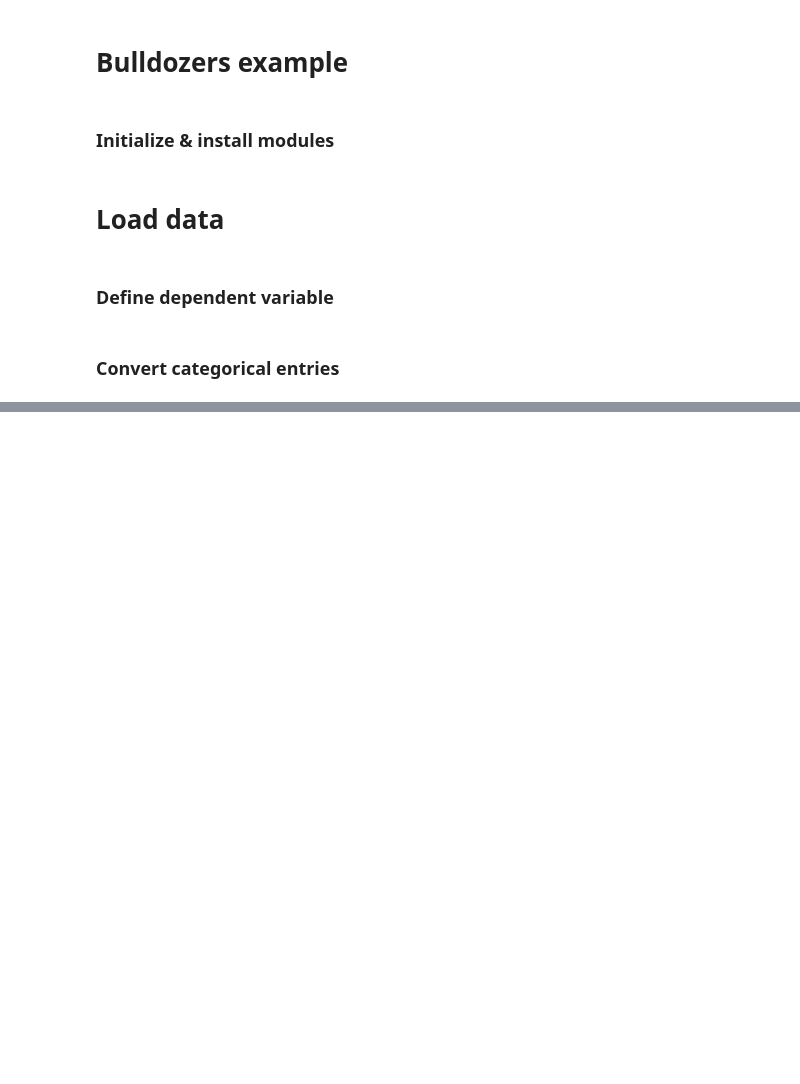
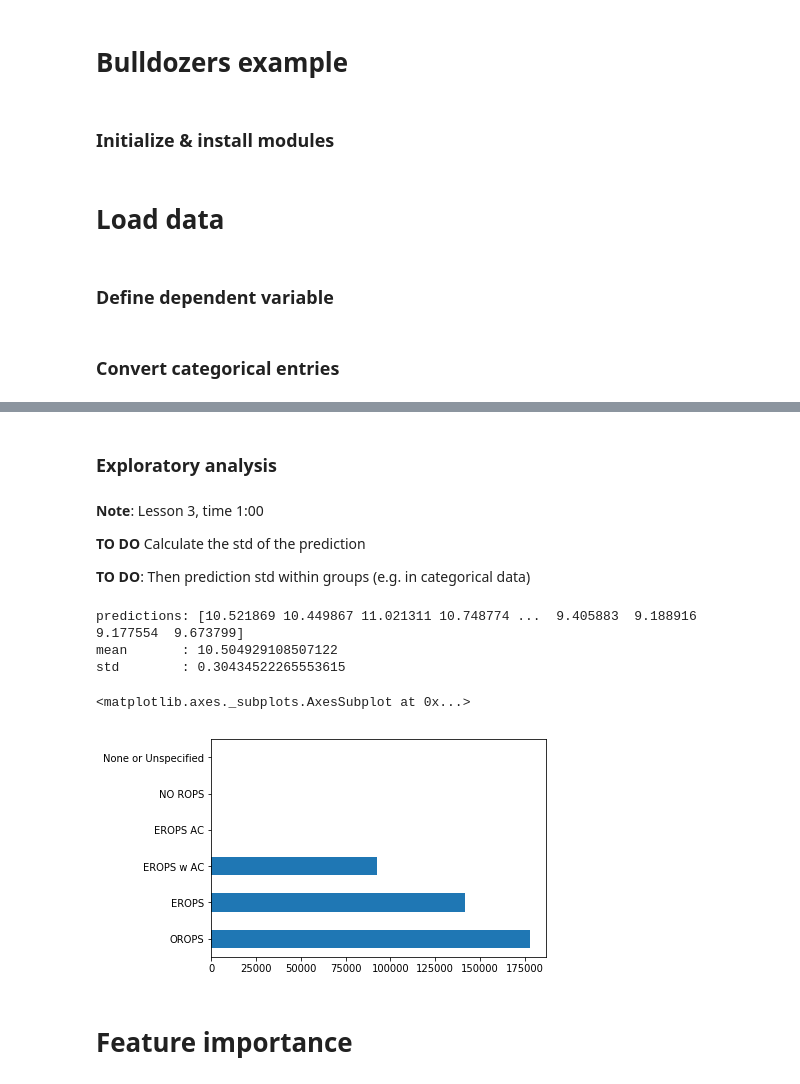
Before and after one commit to pcingola/NeuralNets, a Jupyter notebook: ml/randomForest/Bulldozer.ipynb, the cells around one changed output, grey strips where cells are left out. Cells and saved outputs as stored; diff of their text form; code cells hidden in the pictures; blank space fills up the shorter version.

```diff
--- a/ml/randomForest/Bulldozer.ipynb
+++ b/ml/randomForest/Bulldozer.ipynb
@@ -147,0 +345,8 @@ Length: 151, dtype: object
+# %% [markdown]
+### Exploratory analysis
+# %% [markdown]
+**Note**: Lesson 3, time 1:00
+
+**TO DO** Calculate the std of the prediction
+
+**TO DO**: Then prediction std within groups (e.g. in categorical data)
@@ -147,0 +355,16 @@ Length: 151, dtype: object
+# %%
+sample_num = 0
+print(f"predictions: {preds[sample_num]}")
+print(f"mean       : {np.mean(preds[:,sample_num])}")
+print(f"std        : {np.std(preds[:,sample_num])}")
+# %% [output]
+predictions: [10.521869 10.449867 11.021311 10.748774 ...  9.405883  9.188916  9.177554  9.673799]
+mean       : 10.504929108507122
+std        : 0.30434522265553615
+# %%
+df_raw.Enclosure.astype('category').cat.as_ordered().value_counts().plot.barh()
+# %% [output]
+<matplotlib.axes._subplots.AxesSubplot at 0x...>
+[figure, added]
+# %% [markdown]
+# Feature importance
```
Also changed, not shown: parts of 51 cells of this notebook.
